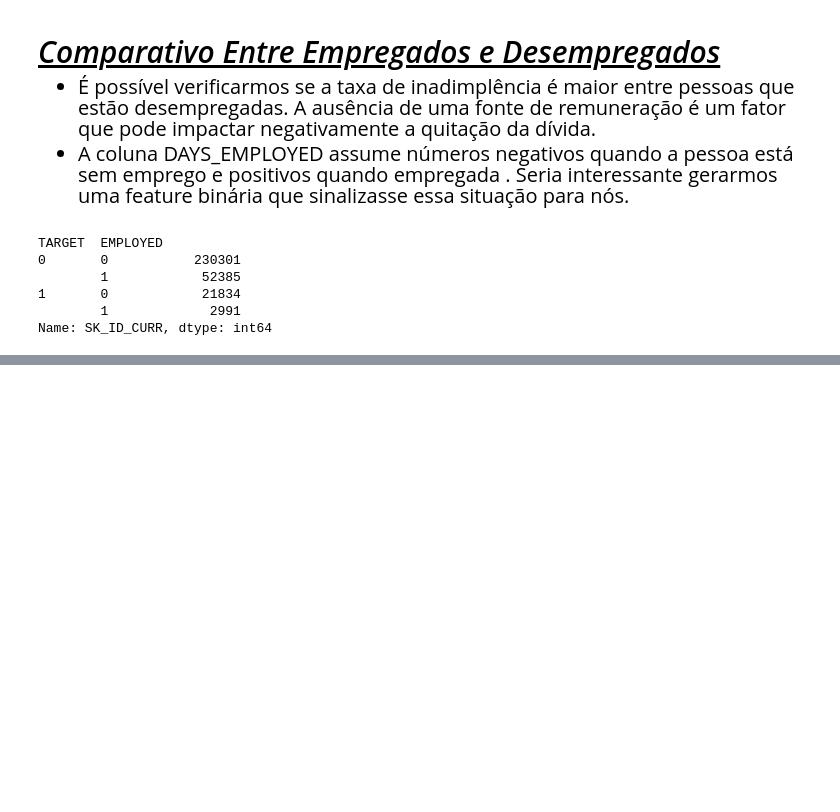
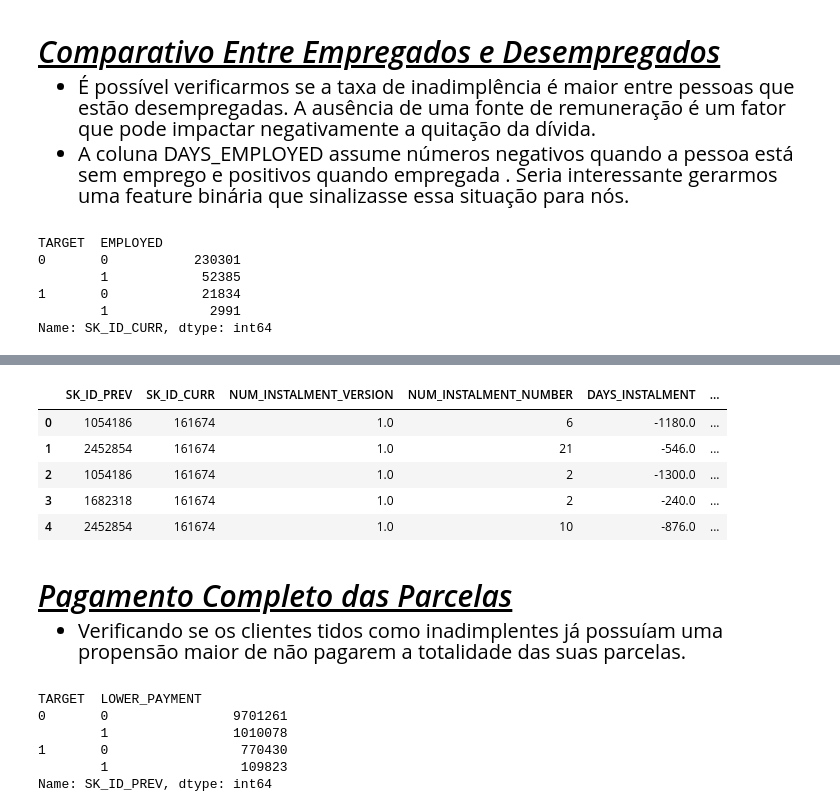
Before and after one commit to felipesveiga/home-loans, a Jupyter notebook: project/home-default.ipynb, the cells around one changed output, grey strips where cells are left out. Cells and saved outputs as stored; diff of their text form; code cells hidden in the pictures; blank space fills up the shorter version.

```diff
--- a/project/home-default.ipynb
+++ b/project/home-default.ipynb
@@ -216,0 +271,32 @@ def make_df(df:pd.DataFrame)->pd.DataFrame:
+# %%
+df_installments = pd.read_csv('data/installments_payments.csv')
+df_installments = df_installments.merge(df_train[['TARGET', 'SK_ID_CURR']], how='inner', left_on='SK_ID_CURR', right_on='SK_ID_CURR')
+df_installments.head()
+# %% [output]
+|  | SK_ID_PREV | SK_ID_CURR | NUM_INSTALMENT_VERSION | NUM_INSTALMENT_NUMBER | DAYS_INSTALMENT | ... |
+| 0 | 1054186 | 161674 | 1.0 | 6 | -1180.0 | ... |
+| 1 | 2452854 | 161674 | 1.0 | 21 | -546.0 | ... |
+| 2 | 1054186 | 161674 | 1.0 | 2 | -1300.0 | ... |
+| 3 | 1682318 | 161674 | 1.0 | 2 | -240.0 | ... |
+| 4 | 2452854 | 161674 | 1.0 | 10 | -876.0 | ... |
+# %% [markdown]
+<h4 style='font-size:30px;font-style:italic;text-decoration:underline'> Pagamento Completo das Parcelas</h4>
+<div>
+    <ul style='font-size:20px'>
+        <li>
+            Verificando se os clientes tidos como inadimplentes já possuíam uma propensão maior de não pagarem a totalidade das suas parcelas.
+        </li>
+     </ul>
+</div>
+# %%
+# Criando uma coluna de FLAG de pagamentos menores do que o acordado.
+df_installments['LOWER_PAYMENT'] = (df_installments['AMT_INSTALMENT']>df_installments['AMT_PAYMENT']).astype(np.int8)
+gb_lw_pymt = df_installments.groupby(['TARGET', 'LOWER_PAYMENT'])['SK_ID_PREV'].count()
+gb_lw_pymt
+# %% [output]
+TARGET  LOWER_PAYMENT
+0       0                9701261
+        1                1010078
+1       0                 770430
+        1                 109823
+Name: SK_ID_PREV, dtype: int64
```
Also changed, not shown: parts of 21 cells of this notebook.
